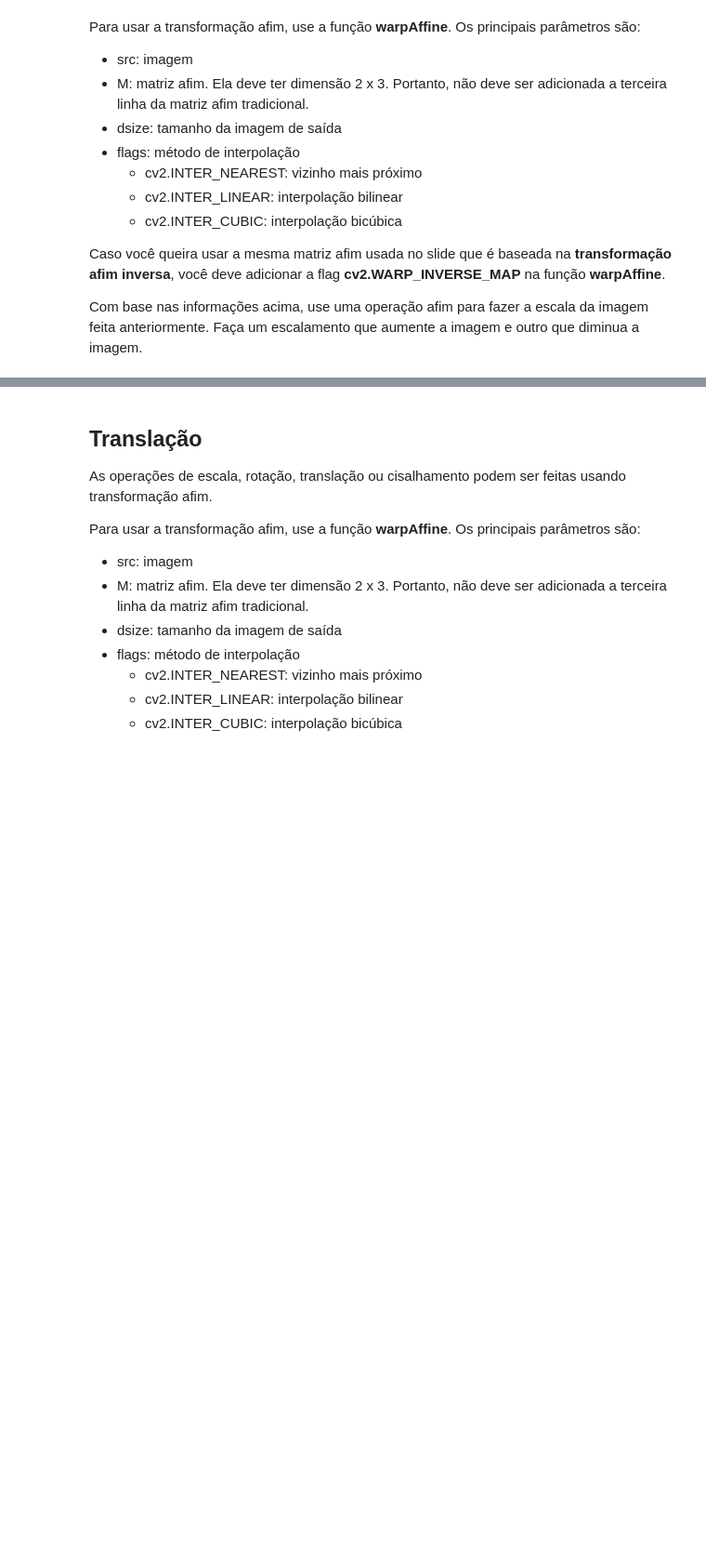
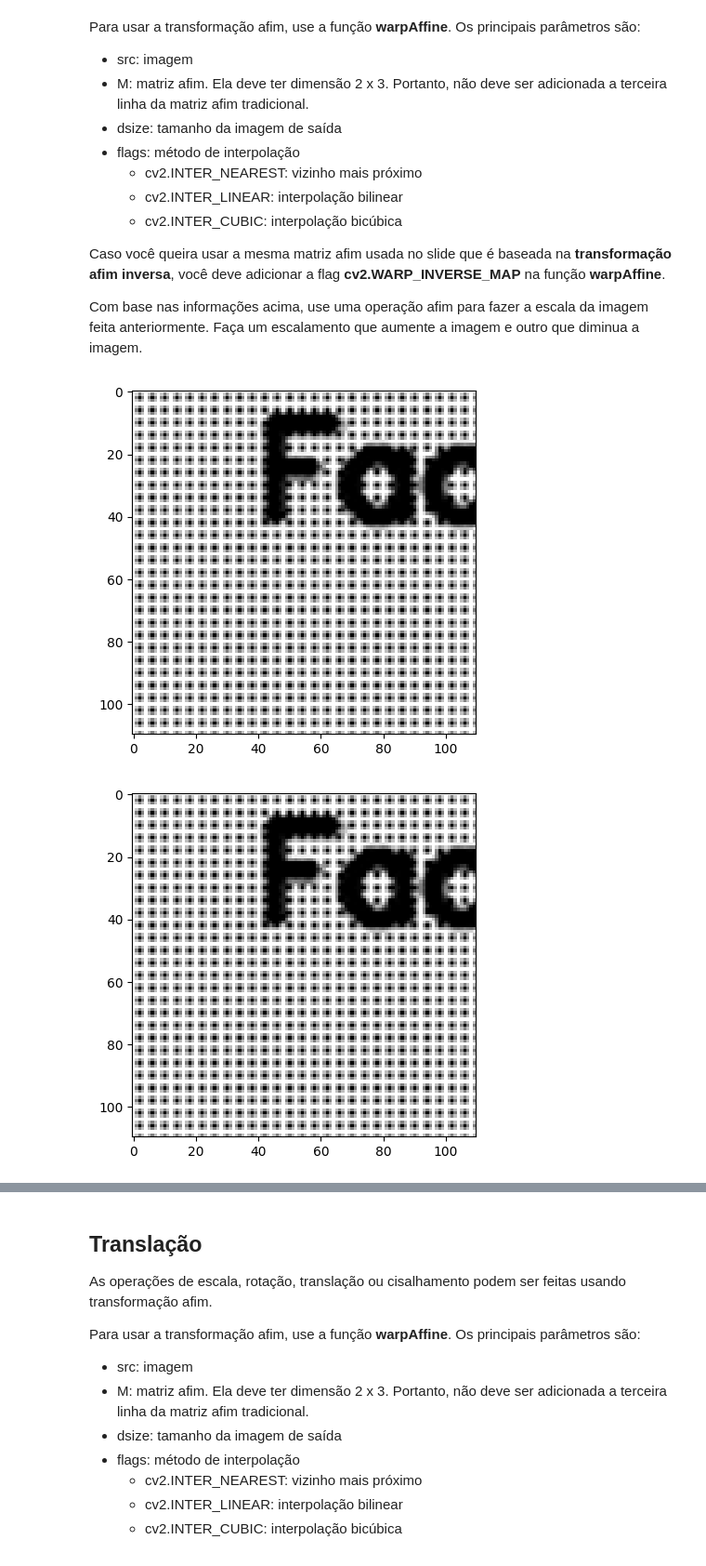
Before and after one commit to Fdark18/Portifolio, a Jupyter notebook: exPDI04_transformacoes_tin1.ipynb, the cells around one changed output, grey strips where cells are left out. Shown: that part at 93% size. Saved outputs shown, nothing was run; the diff lists cells and outputs as text; code cells hidden in the pictures; blank space fills up the shorter version.

```diff
--- a/exPDI04_transformacoes_tin1.ipynb
+++ b/exPDI04_transformacoes_tin1.ipynb
@@ -196,38 +196,64 @@ Caso você queira usar a mesma matriz afim usada no slide que é baseada na **tr
 Com base nas informações acima, use uma operação afim para fazer a escala da imagem feita anteriormente. Faça um escalamento que aumente a imagem e outro que diminua a imagem.
 # %%
 ################# COMPLETE O CÓDIGO AQUI  #################
+def escala_direta(img,sx,sy):
+
+  afim = np.array([[sx, 0, 0],
+                 [0, sy, 0]], dtype=float)
+
+  tamanho = img.shape
+  newImg = cv2.warpAffine(src = img, M = afim, dsize = tamanho, flags = cv2.INTER_CUBIC)
+  return newImg
+
+def escala_inversa(img,sx,sy):
+  afim = np.array([[1/sx, 0, 0],
+                 [0, 1/sy, 0]], dtype=float)
+
+  tamanho = img.shape
+  newImg = cv2.warpAffine(src = img, M = afim, dsize = tamanho, flags = cv2.INTER_CUBIC | cv2.WARP_INVERSE_MAP)
+  return newImg
 
 
+sx = 2
+sy = 2
+imgMaior_direta = escala_direta(img, sx,sy)
+imgMaior_inversa = escala_inversa(img, sx,sy)
 
-
+sx = 0.8
+sy = 0.8
+imgMenor_direta = escala_direta(img, sx,sy)
+imgMenor_inversa = escala_inversa(img, sx,sy)
 
 
 
 
 
 
 
 
 
 
 
 
 
 
 ##########################################################
 
 # plota a imagem vermelha
 plt.imshow(imgMaior_direta, 'gray', vmin=0, vmax=255)
 plt.show()
 
 # plota a imagem vermelha
 plt.imshow(imgMaior_inversa, 'gray', vmin=0, vmax=255)
 plt.show()
 
 # plota a imagem vermelha
 plt.imshow(imgMenor_direta, 'gray', vmin=0, vmax=255)
 plt.show()
 
 # plota a imagem vermelha
 plt.imshow(imgMenor_inversa, 'gray', vmin=0, vmax=255)
 plt.show()
+# %% [output]
+[figure, added]
+[figure, added]
```
Also changed, not shown: parts of 1 cell of this notebook.
